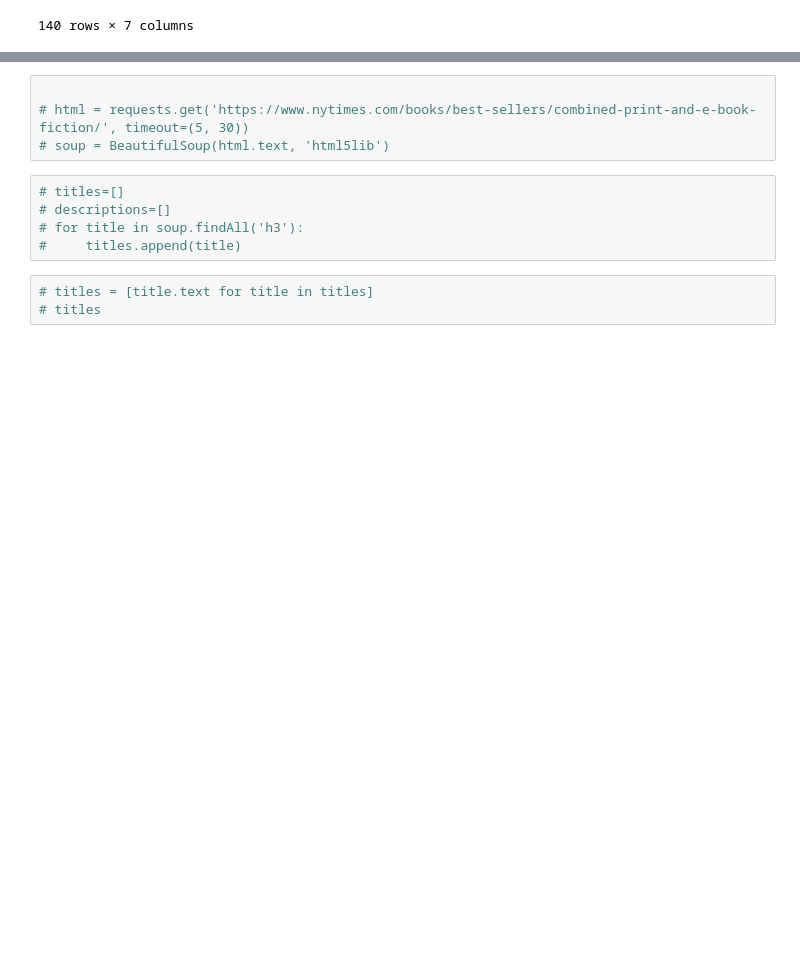
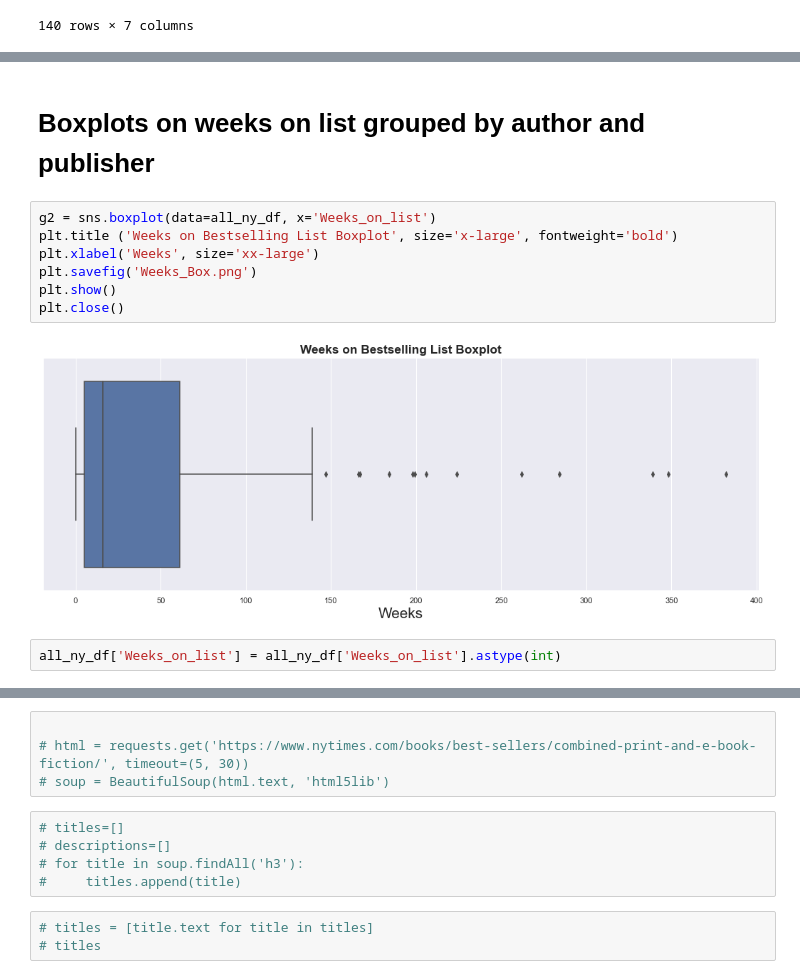
Before and after one commit to AndrewCurtis27/CS6830_proj3, a Jupyter notebook: proj3.ipynb, the cells around one changed output, grey strips where cells are left out. Drawn from its saved outputs; the diff is of its cells as text; blank space fills up the shorter version.

```diff
--- a/proj3.ipynb
+++ b/proj3.ipynb
@@ -92,0 +159,13 @@ all_ny_df
+# %% [markdown]
+# Boxplots on weeks on list grouped by author and publisher
+# %%
+g2 = sns.boxplot(data=all_ny_df, x='Weeks_on_list')
+plt.title ('Weeks on Bestselling List Boxplot', size='x-large', fontweight='bold')
+plt.xlabel('Weeks', size='xx-large')
+plt.savefig('Weeks_Box.png')
+plt.show()
+plt.close()
+# %% [output]
+[figure, added]
+# %%
+all_ny_df['Weeks_on_list'] = all_ny_df['Weeks_on_list'].astype(int)
```
Also changed, not shown: parts of 14 cells of this notebook.
